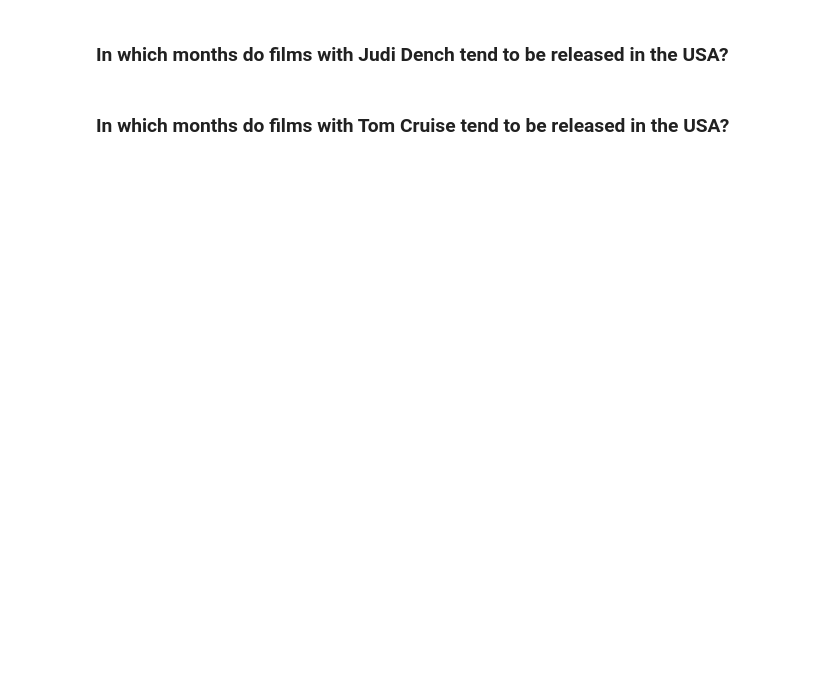
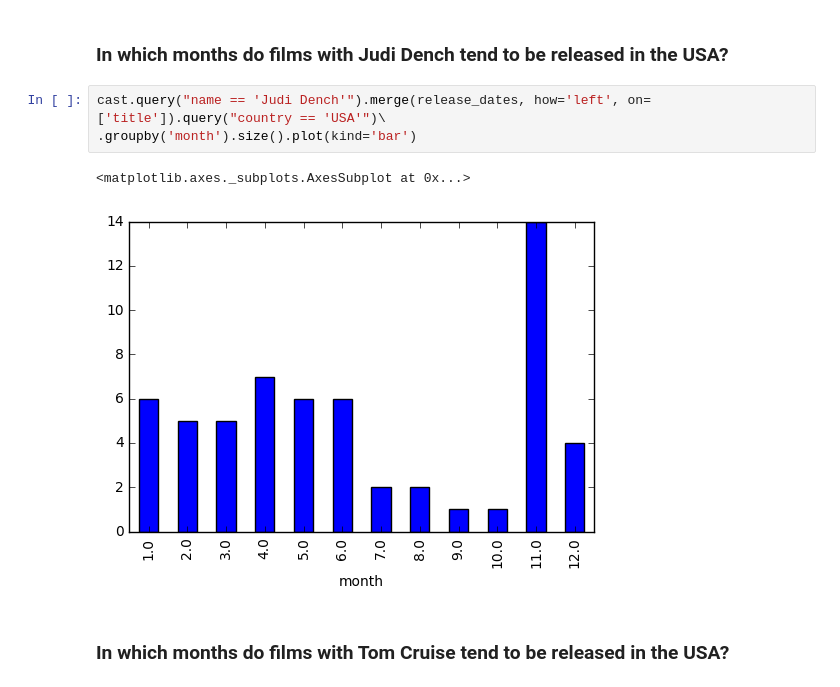
Before and after one commit to LutherCSMiller/pandaspart4and5-bunkas01, a Jupyter notebook: Exercises-5.ipynb, the cells around one changed output. Drawn from its saved outputs; the diff is of its cells as text; blank space fills up the shorter version.

```diff
--- a/Exercises-5.ipynb
+++ b/Exercises-5.ipynb
@@ -58,4 +85,10 @@ release_dates[release_dates['title'].str.contains('The Hobbit')].query("country
 # %% [markdown]
 ### In which months do films with Judi Dench tend to be released in the USA?
+# %%
+cast.query("name == 'Judi Dench'").merge(release_dates, how='left', on=['title']).query("country == 'USA'")\
+.groupby('month').size().plot(kind='bar')
+# %% [output]
+<matplotlib.axes._subplots.AxesSubplot at 0x...>
+[figure, added]
 # %% [markdown]
 ### In which months do films with Tom Cruise tend to be released in the USA?
```
Also changed, not shown: parts of 4 cells of this notebook.
